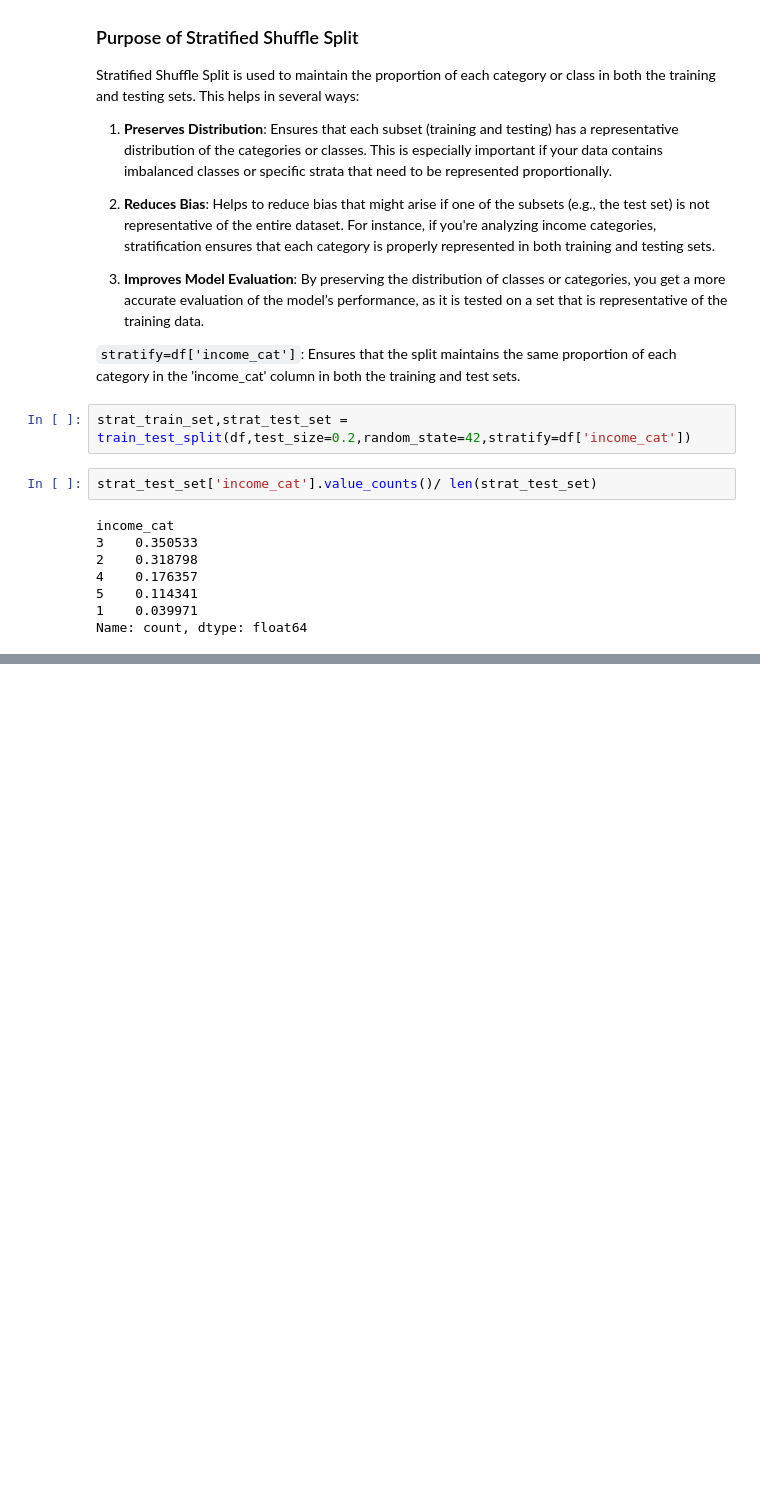
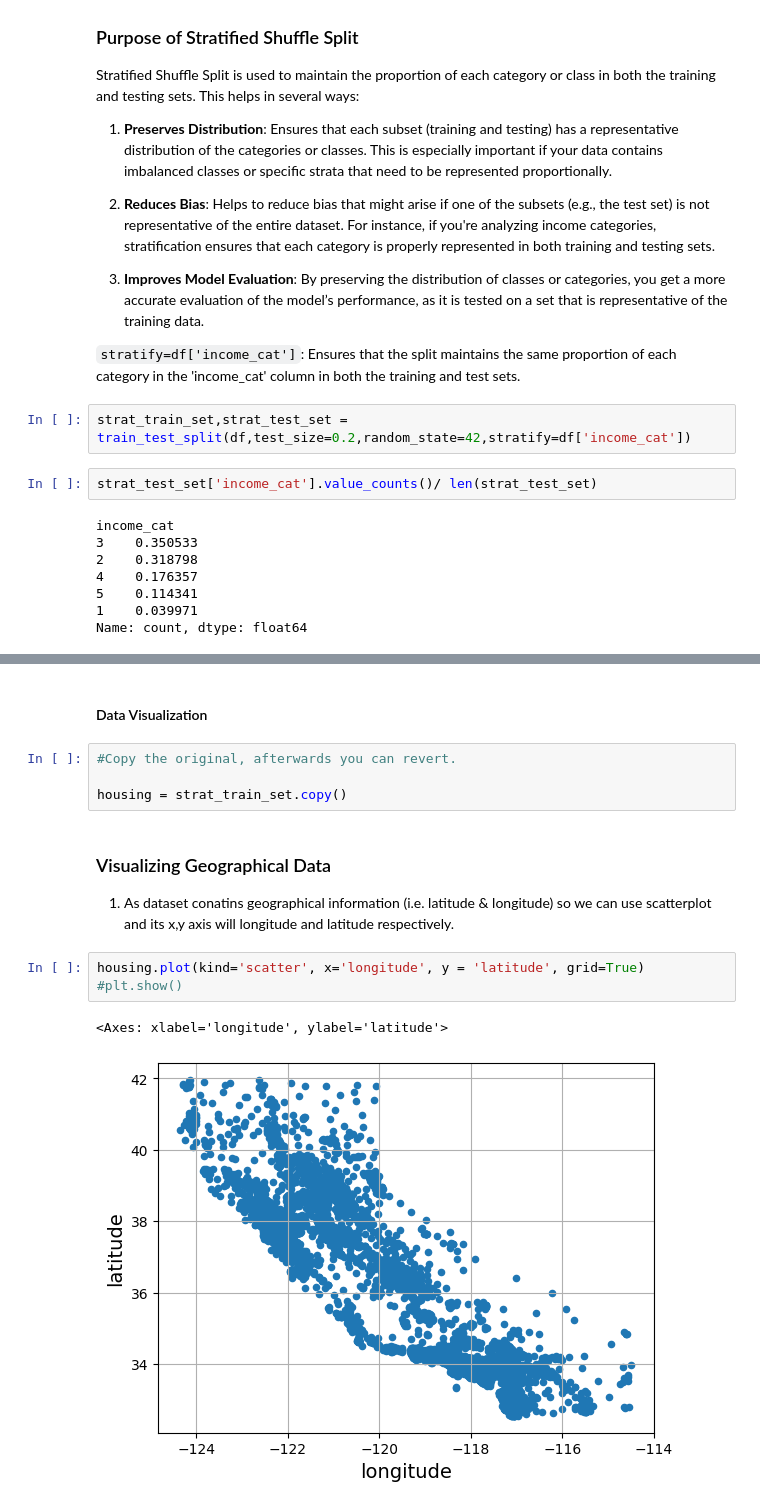
Before and after one commit to integral05/Hands_On_Machine_Learning_with_Scikit_Learn-_Keras-_and_Tensorflow, a Jupyter notebook: 2_ End-to-End Machine Learning Project/program1.ipynb, the cells around one changed output, grey strips where cells are left out. Saved outputs shown, nothing was run; the diff lists cells and outputs as text; blank space fills up the shorter version.

```diff
--- a/2_ End-to-End Machine Learning Project/program1.ipynb
+++ b/2_ End-to-End Machine Learning Project/program1.ipynb
@@ -159,0 +229,15 @@ Name: count, dtype: float64
+# %% [markdown]
+#### Data Visualization
+# %%
+#Copy the original, afterwards you can revert.
+
+housing = strat_train_set.copy()
+# %% [markdown]
+### Visualizing Geographical Data
+1. As dataset conatins geographical information (i.e. latitude & longitude) so we can use scatterplot and its x,y axis will longitude and latitude respectively.
+# %%
+housing.plot(kind='scatter', x='longitude', y = 'latitude', grid=True)
+#plt.show()
+# %% [output]
+<Axes: xlabel='longitude', ylabel='latitude'>
+[figure, added]
```
Also changed, not shown: parts of 14 cells of this notebook.
